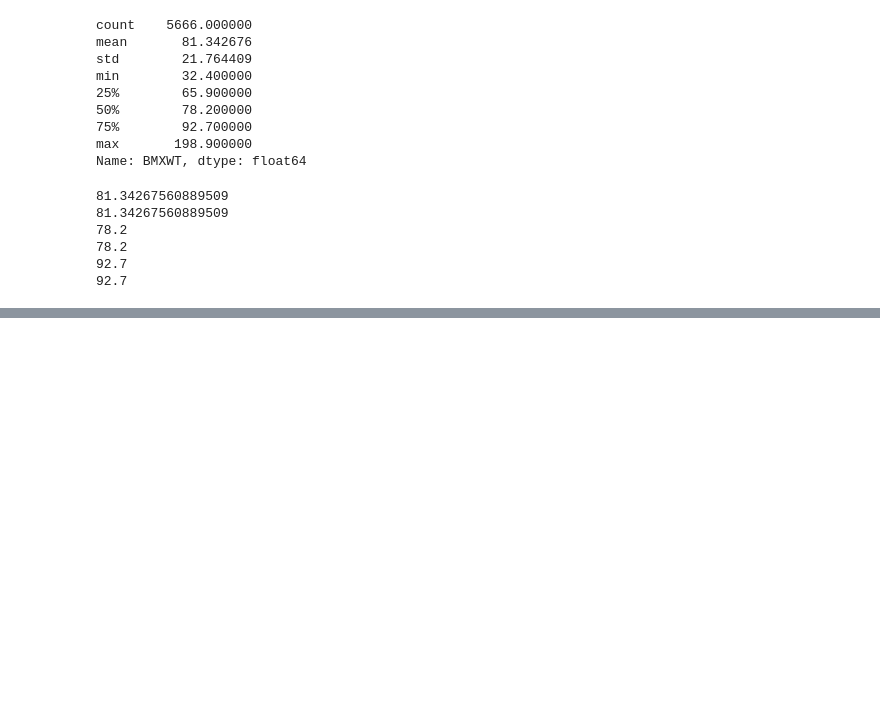
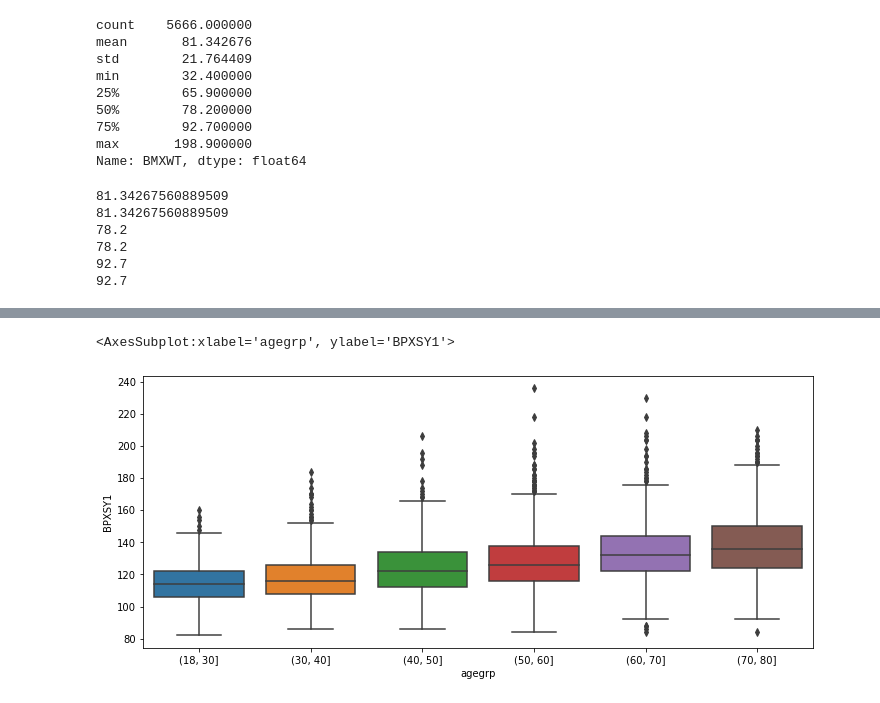
Before and after one commit to mxagar/statistics_with_python_coursera, a Jupyter notebook: 01_Visualization/lab/03_CaseStudy_NHANES.ipynb, the cells around one changed output, grey strips where cells are left out. Saved outputs shown, nothing was run; the diff lists cells and outputs as text; code cells hidden in the pictures; blank space fills up the shorter version.

```diff
--- a/01_Visualization/lab/03_CaseStudy_NHANES.ipynb
+++ b/01_Visualization/lab/03_CaseStudy_NHANES.ipynb
@@ -142,0 +224,8 @@ print(x.quantile(0.75)) # Pandas method for quantiles, equivalent to 75th percen
+# %%
+plt.figure(figsize=(12, 5))
+# Make boxplot of BPXSY1 stratified by age group
+# The older, the higher the systolic blood pressure
+sns.boxplot(x="agegrp", y="BPXSY1", data=da)
+# %% [output]
+<AxesSubplot:xlabel='agegrp', ylabel='BPXSY1'>
+[figure, added]
```
Also changed, not shown: parts of 23 cells of this notebook.
